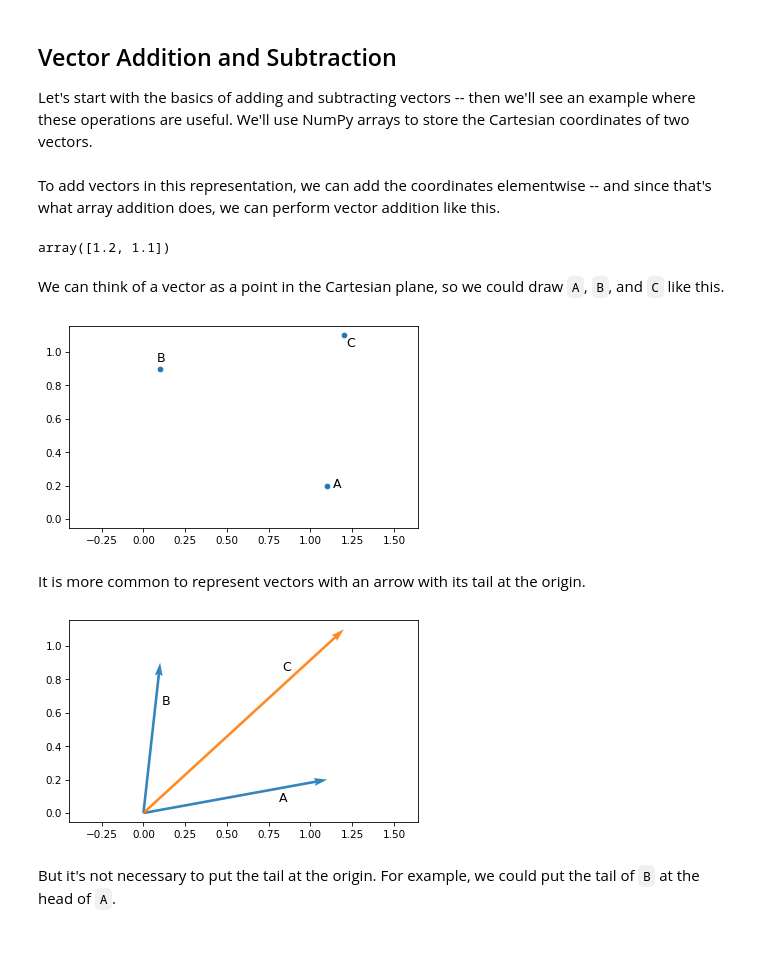
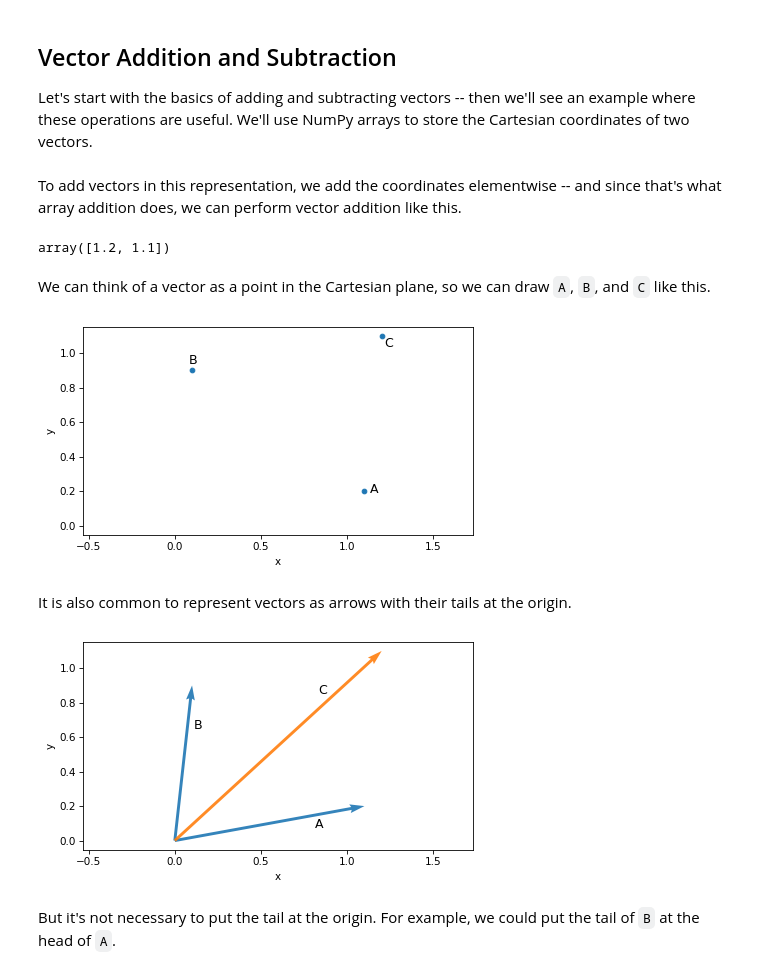
Before and after one commit to AllenDowney/ThinkLinearAlgebra, a Jupyter notebook: soln/track.ipynb, the cells around one changed output. Saved outputs shown, nothing was run; the diff lists cells and outputs as text; code cells hidden in the pictures; blank space fills up the shorter version.

```diff
--- a/soln/track.ipynb
+++ b/soln/track.ipynb
@@ -44,31 +47,33 @@ We'll use NumPy arrays to store the Cartesian coordinates of two vectors.
 A = np.array([1.1, 0.2])
 B = np.array([0.1, 0.9])
 # %% [markdown]
-To add vectors in this representation, we can add the coordinates elementwise -- and since that's what array addition does, we can perform vector addition like this.
+To add vectors in this representation, we add the coordinates elementwise -- and since that's what array addition does, we can perform vector addition like this.
 # %%
 C = A + B
 C
 # %% [output]
 array([1.2, 1.1])
 # %% [markdown]
-We can think of a vector as a point in the Cartesian plane, so we could draw `A`, `B`, and `C` like this.
+We can think of a vector as a point in the Cartesian plane, so we can draw `A`, `B`, and `C` like this.
 # %%
 scatter([A, B, C], s=20)
 plot_vector(A, label='A', alpha=0)
 plot_vector(B, label='B', alpha=0)
 plot_vector(C, label='C', label_pos=1, alpha=0, color='C1')
-plt.axis('equal');
+plt.axis('equal')
+decorate(xlabel='x', ylabel='y')
 # %% [output]
-[figure, old version]
+[figure, new version]
 # %% [markdown]
-It is more common to represent vectors with an arrow with its tail at the origin.
+It is also common to represent vectors as arrows with their tails at the origin.
 # %%
 plot_vector(A, label='A', label_pos=2)
 plot_vector(B, label='B', label_pos=2)
 plot_vector(C, label='C', label_pos=10, color='C1')
-plt.axis('equal');
+plt.axis('equal')
+decorate(xlabel='x', ylabel='y')
 # %% [output]
-[figure, old version]
+[figure, new version]
 # %% [markdown]
 But it's not necessary to put the tail at the origin.
 For example, we could put the tail of `B` at the head of `A`.
```
Also changed, not shown: parts of 189 cells of this notebook, 2 other files.
